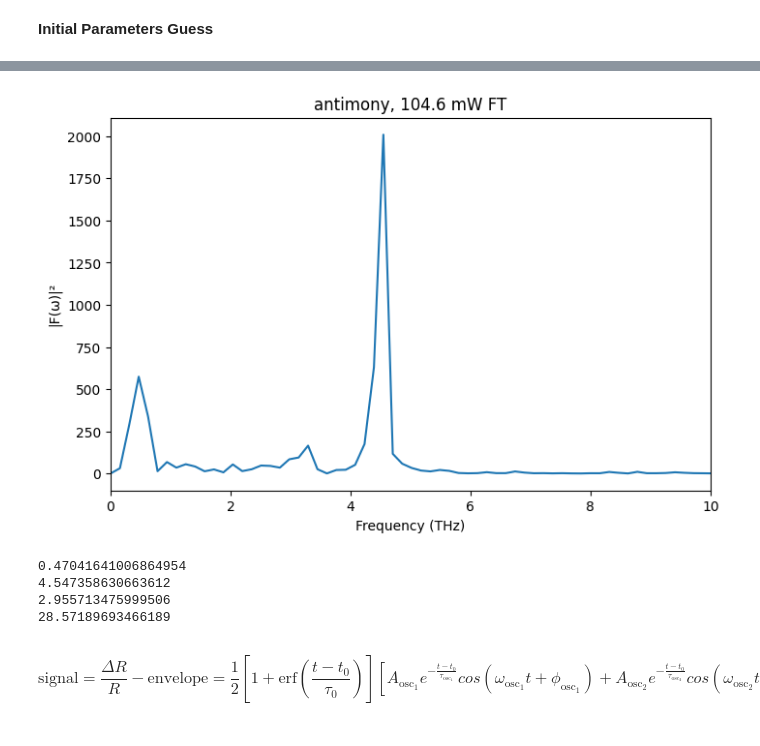
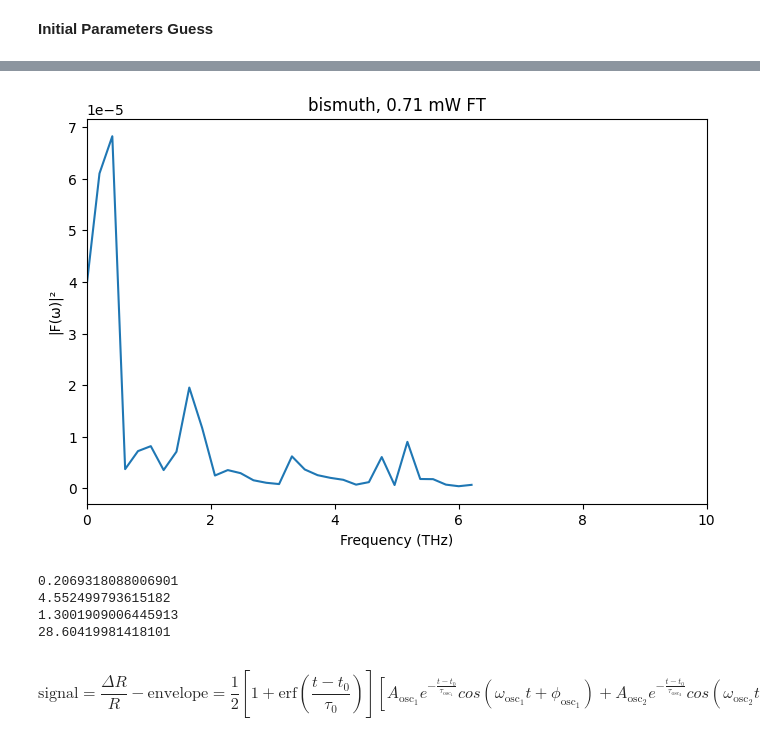
Before and after one commit to nwillen50/Physics_191, a Jupyter notebook: Ultrafast Laser Spectroscopy/Coherent Phonon Generation/regression.ipynb, the cells around one changed output, grey strips where cells are left out. Saved outputs shown, nothing was run; the diff lists cells and outputs as text; code cells hidden in the pictures.

```diff
--- a/Ultrafast Laser Spectroscopy/Coherent Phonon Generation/regression.ipynb
+++ b/Ultrafast Laser Spectroscopy/Coherent Phonon Generation/regression.ipynb
@@ -14,10 +14,10 @@ from helpers import process, osc_initial_params
 ### Process File
 # %%
 # Metals: bismuth & antimony
-metal = "antimony"
+metal = "bismuth"
 
 # Power: 0.71, 14.9, 30.1, 45.8, 60.7, 72.3, 90.4, 104.6
-power = "104.6"
+power = "0.71"
 
 # Baseline: initial level
 baseline = 5
@@ -25,7 +25,11 @@ baseline = 5
 voltage_np, time_np = process(metal, power, baseline) # Processes file
 
 
-t0 = 139.18162010600014
+# antimony: 139.18162010600014, bismuth: 139.14225954276674
+if metal == "antimony":
+    t0 = 139.18162010600014
+if metal == "bismuth":
+    t0 = 139.14225954276674
 
 time_np = time_np-t0
 # %% [markdown]
@@ -113,26 +120,26 @@ plt.show()
 # %%
 # Average difference between time points
 dt = np.mean(np.diff(time_np))
 
 # Produces range of frequencies from oscillation and time data
-freqs = rfftfreq(len(osc), dt)
+freqs = rfftfreq(len(osc[20:]), dt)
 # Foruier transforms data and makes it all positive
-spectrum = np.abs(rfft(osc))**2
+spectrum = np.abs(rfft(osc[20:]))**2
 
 
 # Plot frequency data
 fig = plt.figure(figsize=(8,5))
 plt.plot(freqs, spectrum)
 plt.xlabel("Frequency (THz)")
 plt.ylabel("|F(\u03c9)|\u00B2")
 plt.title(f"{metal}, {power} mW FT")
 plt.xlim(0, 10)
 
-# fig.savefig(f"antimony_FT.pdf", dpi=300, bbox_inches="tight")
+# fig.savefig(f"bismuth_FT.pdf", dpi=300, bbox_inches="tight")
 
 plt.show()
 # %% [output]
-[figure, old version]
+[figure, new version]
 # %%
 def peak_in_range(freqs, spectrum, fmin, fmax):
     mask = (freqs >= fmin) & (freqs <= fmax)
@@ -151,10 +158,10 @@ w02 = 2 * np.pi * f_2
 print(w01)
 print(w02)
 # %% [output]
-0.47041641006864954
-4.547358630663612
-2.955713475999506
-28.57189693466189
+0.2069318088006901
+4.552499793615182
+1.3001909006445913
+28.60419981418101
 # %% [markdown]
 $$ \text{signal} = \frac{\Delta R}{R} - \text{envelope} = \frac{1}{2}\left[1+\text{erf}\left(\frac{t-t_{0}}{\tau_{0}}\right)\right]\left[A_{\text{osc}_{1}}e^{-\frac{t-t_{0}}{\tau_{\text{osc}_{1}}}}cos(\omega_{\text{osc}_{1}}t + \phi_{\text{osc}_{1}}) + A_{\text{osc}_{2}}e^{-\frac{t-t_{0}}{\tau_{\text{osc}_{2}}}}cos(\omega_{\text{osc}_{2}}t + \phi_{\text{osc}_{2}}) \right] $$
 # %% [markdown]
```
Also changed, not shown: parts of 10 cells of this notebook, 24 other files.
